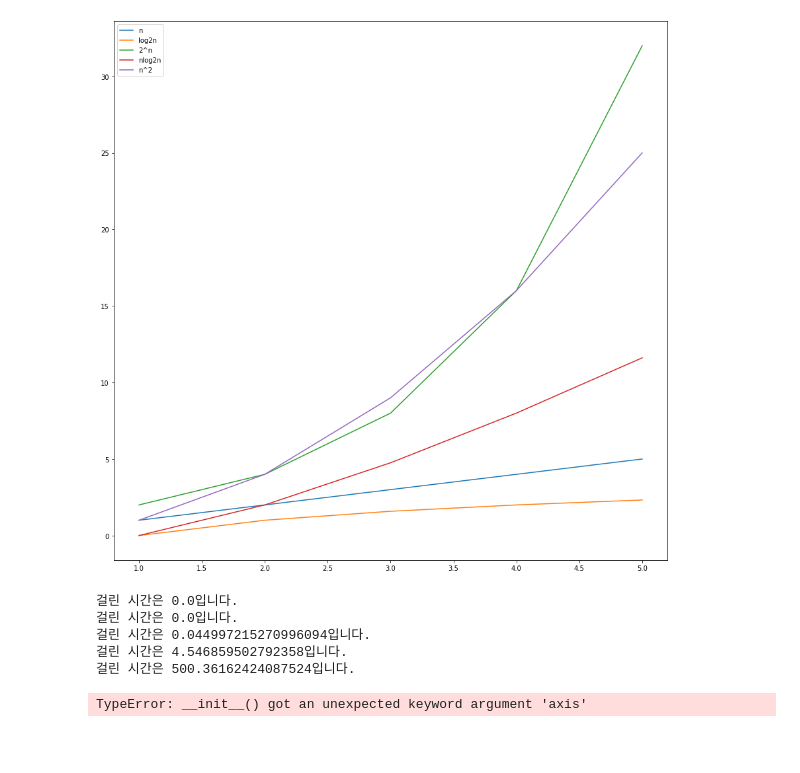
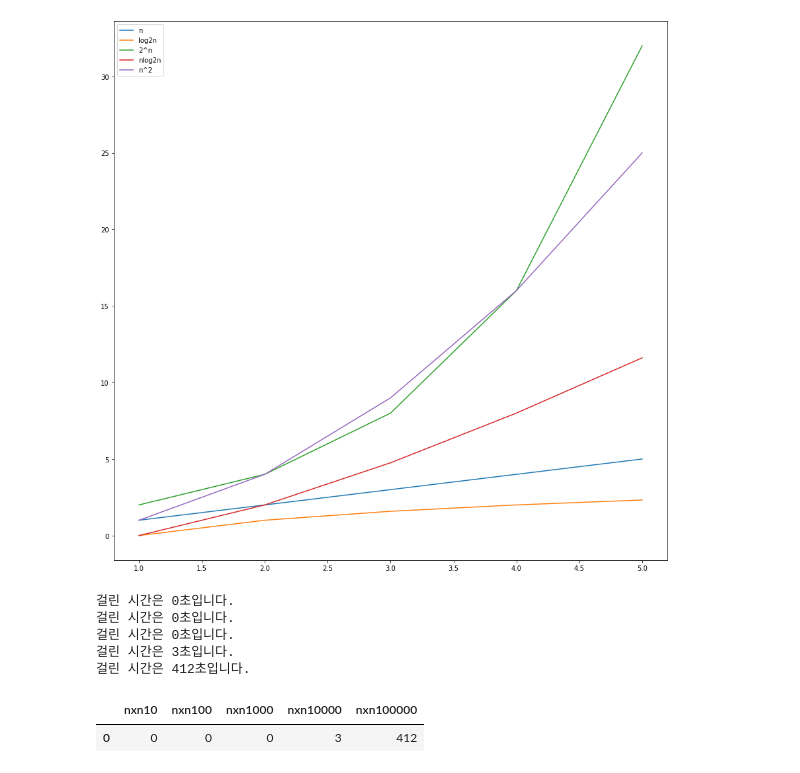
Before and after one commit to Lee-jun-young98/Coding_Test, a Jupyter notebook: sch_algorithm/Time_complexity(2022-09-05).ipynb, the cells around one changed output. Saved outputs shown, nothing was run; the diff lists cells and outputs as text; code cells hidden in the pictures; blank space fills up the shorter version.

```diff
--- a/sch_algorithm/Time_complexity(2022-09-05).ipynb
+++ b/sch_algorithm/Time_complexity(2022-09-05).ipynb
@@ -60,7 +60,9 @@ def nxn(n):
     for j in range(1, n+1):
           i * j
   end_time = time.time()
-  print("걸린 시간은 {}입니다.".format(end_time - start_time))
+  time_taken = int(end_time - start_time)
+  print("걸린 시간은 {}초입니다.".format(time_taken))
+  return time_taken
 # %%
 ## 3번
 nxn10 = nxn(10)
@@ -69,12 +71,15 @@ nxn1000 = nxn(1000)
 nxn10000 = nxn(10000)
 nxn100000 = nxn(100000)
 # %% [output]
-걸린 시간은 0.0입니다.
-걸린 시간은 0.0입니다.
-걸린 시간은 0.044997215270996094입니다.
-걸린 시간은 4.546859502792358입니다.
-걸린 시간은 500.36162424087524입니다.
+걸린 시간은 0초입니다.
+걸린 시간은 0초입니다.
+걸린 시간은 0초입니다.
+걸린 시간은 3초입니다.
+걸린 시간은 412초입니다.
 # %%
-nxn_df = pd.DataFrame(data=[{nxn10, nxn100, nxn1000, nxn10000, nxn100000}],axis=1)
+nxn_df = pd.DataFrame(data=[{"nxn10":nxn10,"nxn100":nxn100,"nxn1000":nxn1000,"nxn10000":nxn10000,"nxn100000":nxn100000}])
-# %% [output]
-TypeError: __init__() got an unexpected keyword argument 'axis'
+# %%
+ nxn_df
+# %% [output]
+|  | nxn10 | nxn100 | nxn1000 | nxn10000 | nxn100000 |
+| 0 | 0 | 0 | 0 | 3 | 412 |
```
